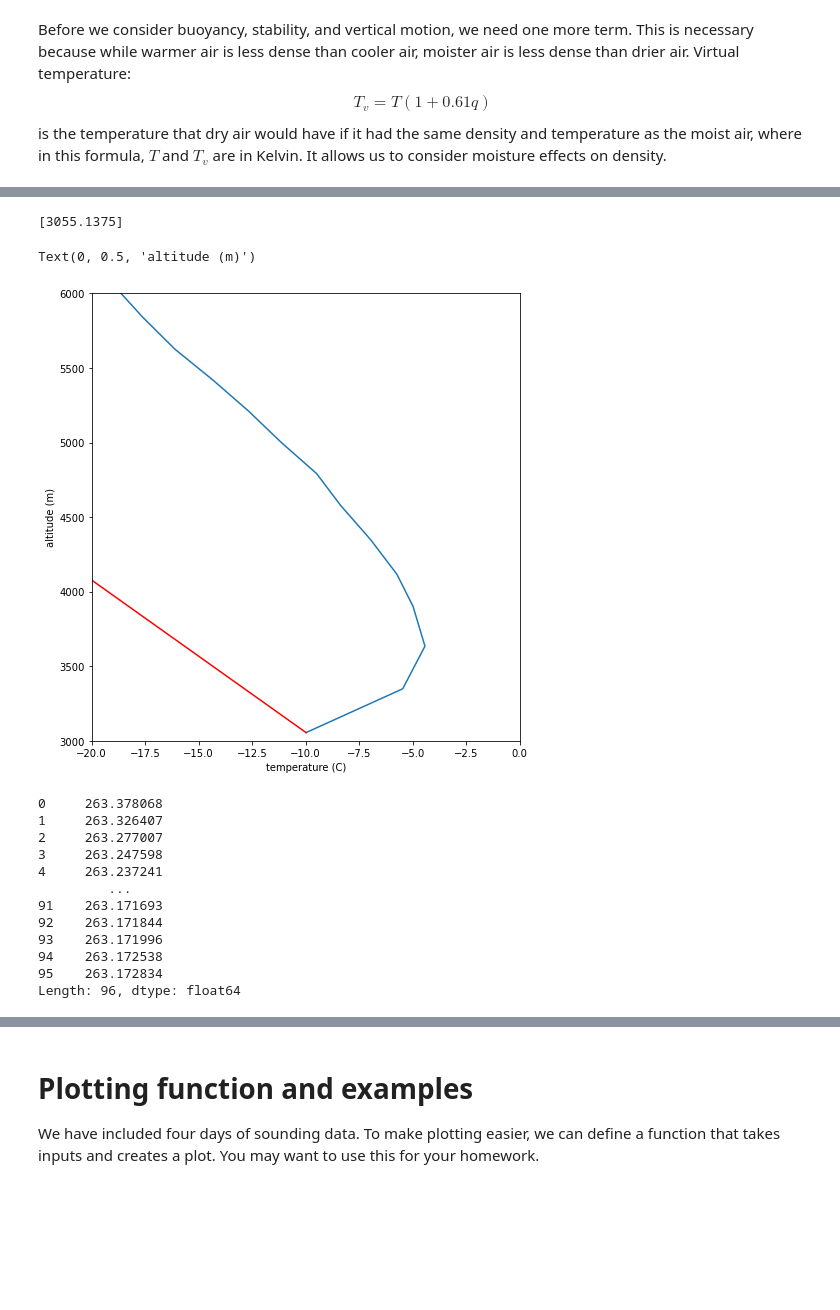
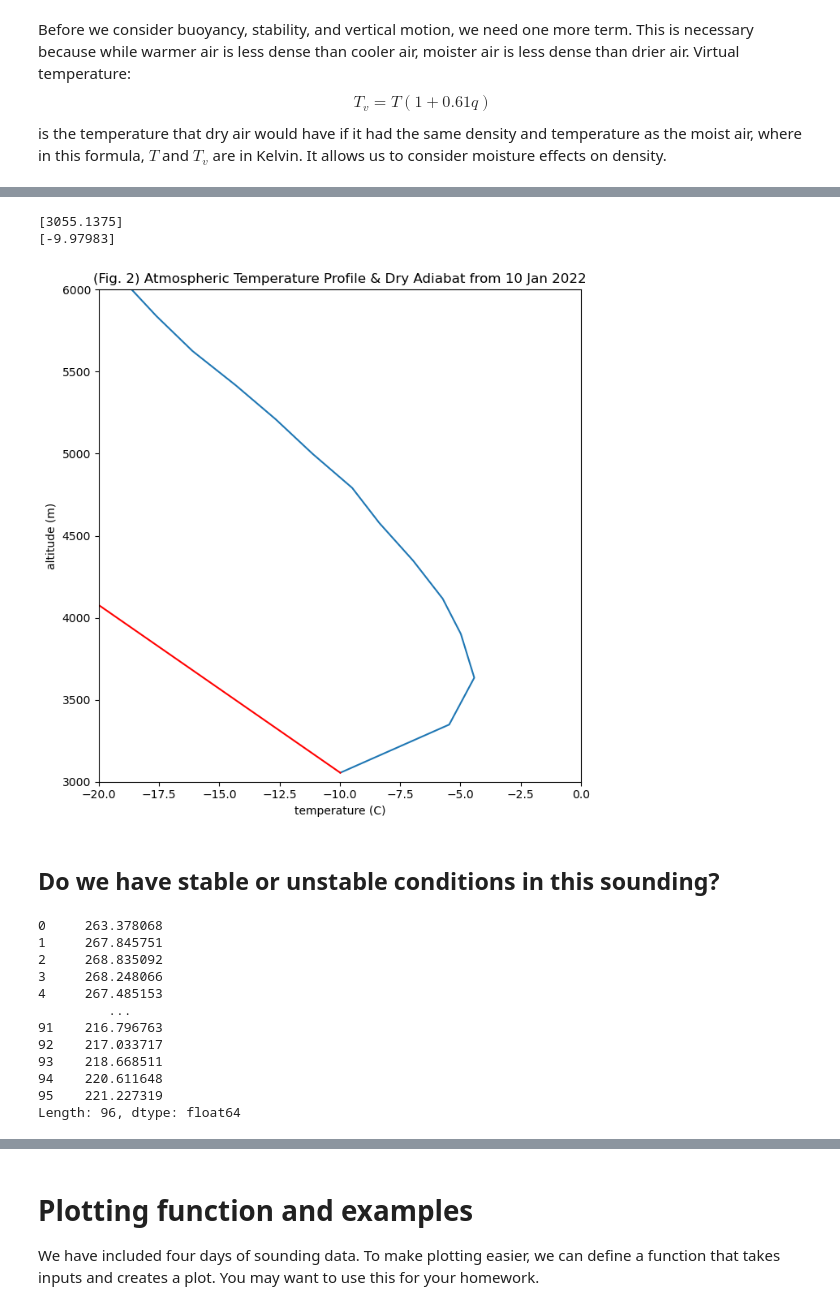
Before and after one commit to Mountain-Hydrology-Research-Group/Fluid_Flows, a Jupyter notebook: modules/lab2/lab2-3.ipynb, the cells around one changed output, grey strips where cells are left out. Saved outputs shown, nothing was run; the diff lists cells and outputs as text; code cells hidden in the pictures; blank space fills up the shorter version.

```diff
--- a/modules/lab2/lab2-3.ipynb
+++ b/modules/lab2/lab2-3.ipynb
@@ -57,8 +59,9 @@ Saturated vapor pressure is a function of air temperature.  $$ e_{sat} = 0.6108*
 # %%
 # We can use our function for the saturated vapor pressure and the python math forumulas
-# to calculate the saturated vapor pressure esat
+# to calculate the saturated vapor pressure esat near our surface
+# The first step is to change the datatype of the Tsurf variable from above so that it is a floating point
+# number and can be used in equations.
 
 T = np.asarray(Tsurf).astype(np.float64)
-T = 8
 print(T)
 # %% [output]
@@ -209,44 +213,53 @@ Text(0, 0.5, 'altitude (m)')
 # %%
 # calculate the dry adiabat with elevation
 # first determine the surface elevation
 Altsurf = sonde_temp_profile.loc[0,['alt']]
 Altsurf = np.asarray(Altsurf).astype(np.float64)
 print(Altsurf)
-
+print(T)
 alt4adiabat =np.asarray(list(range(3055,6055)))
 T4adiabat = T - 9.8*(alt4adiabat-3055)/1000
 
 # And add this to the figure above
 fig, axs = plt.subplots(nrows=1, ncols=1, figsize=(7,7), tight_layout=True)
 axs.plot(sonde_temp_profile['tdry'],sonde_temp_profile['alt'])
 axs.plot(T4adiabat,alt4adiabat,'r-')
 axs.set_ylim(3000,6000)
 axs.set_xlim(-20,0)
 axs.set_xlabel('temperature (C)')
 axs.set_ylabel('altitude (m)')
+plt.title('(Fig. 2) Atmospheric Temperature Profile & Dry Adiabat from 10 Jan 2022');
 # %% [output]
 [3055.1375]
+[-9.97983]
-Text(0, 0.5, 'altitude (m)')
-[figure, old version]
+[figure, new version]
+# %% [markdown]
+## Do we have stable or unstable conditions in this sounding?
 # %%
 # Now we use the data in the sounding to calculate the virtual temperature at each altitude
+# Note that what we are doing with the code is using the equations presented above but iterating over all
+# of the values at all of the heights in the sounding dataframe, so we get arrays of numbers
 esat = 0.6108*np.exp((17.27*sonde_temp_profile['tdry'])/(237.3+sonde_temp_profile['tdry']))
 ev = esat*sonde_temp_profile['rh']/100
 q = 0.62*ev/((sonde_temp_profile['pres']/10)-0.38*ev)
-TvK = (T+273.15)*(1+0.61*q)
+TvK = (sonde_temp_profile['tdry']+273.15)*(1+0.61*q)
+#TvK = (T+273.15)*(1+0.61*q)
 print(TvK)
 
-#Now, add it to the plot yourself.
+#Now, think about how you would modify the code presented to add it to the plot yourself.
+# You can use the + button to put a new cell below and then copy and past the code from above into that cell.
+# Think about the units of the plot above.  Will TvK plot on the same graph as is?
+# Think about the vertical coordinate for TvK -- is it the same as for the adiabat or for tdry?
 # %% [output]
 0     263.378068
-1     263.326407
-2     263.277007
-3     263.247598
-4     263.237241
+1     267.845751
+2     268.835092
+3     268.248066
+4     267.485153
          ...
-91    263.171693
-92    263.171844
-93    263.171996
-94    263.172538
-95    263.172834
+91    216.796763
+92    217.033717
+93    218.668511
+94    220.611648
+95    221.227319
 Length: 96, dtype: float64
```
Also changed, not shown: parts of 25 cells of this notebook, 5 other files.
